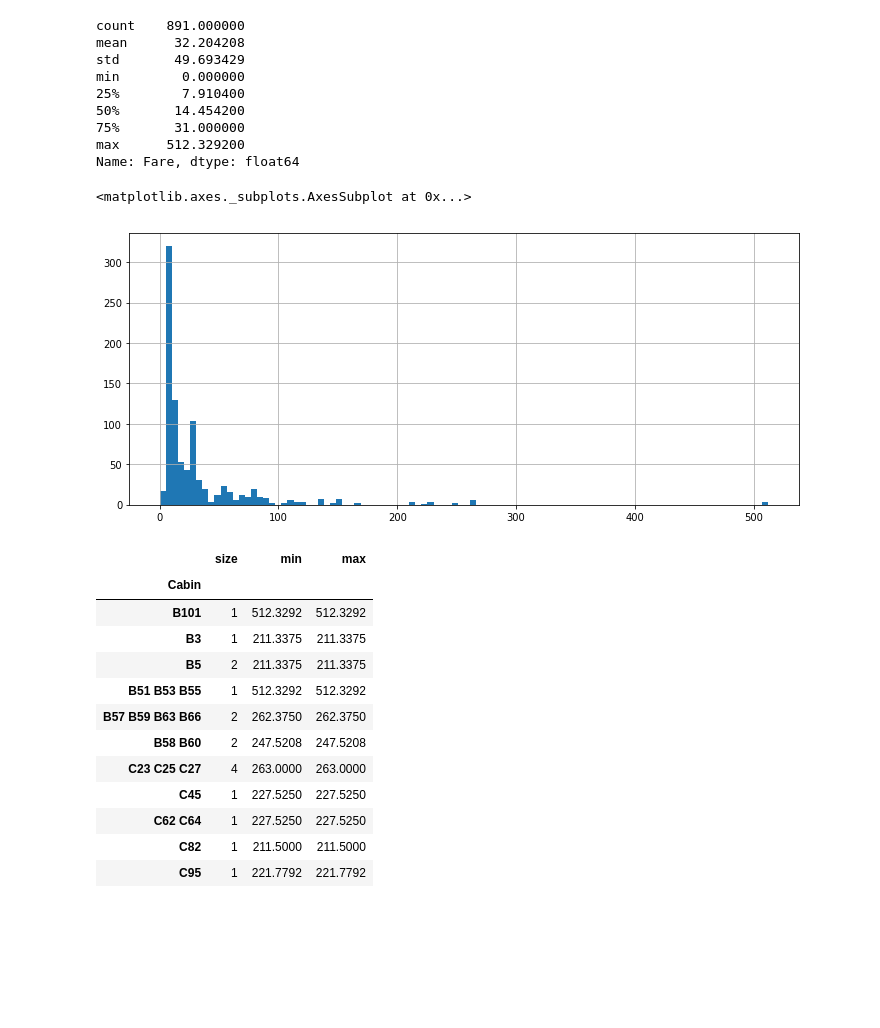
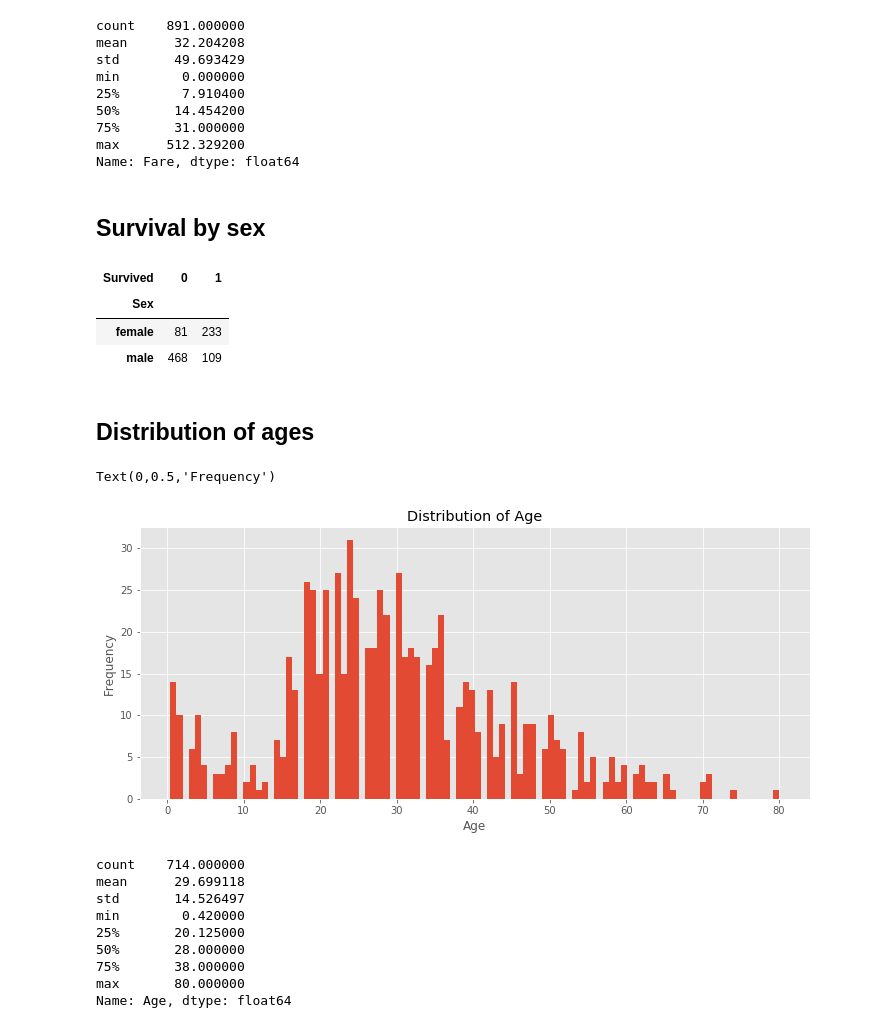
Before and after one commit to mehemken/kaggle, a Jupyter notebook: titanic/titanic_competition.ipynb, the cells around one changed output. Drawn from its saved outputs; the diff is of its cells as text; code cells hidden in the pictures; blank space fills up the shorter version.

```diff
--- a/titanic/titanic_competition.ipynb
+++ b/titanic/titanic_competition.ipynb
@@ -1,4 +1,6 @@
 # %%
 import pandas as pd
 from matplotlib import pyplot as plt
+import matplotlib.style as mplstyle
 %matplotlib inline
+mplstyle.use('ggplot')
@@ -40,32 +41,36 @@ min        0.000000
 75%       31.000000
 max      512.329200
 Name: Fare, dtype: float64
+# %% [markdown]
+## Survival by sex
+# %%
+g = df.groupby(['Sex', 'Survived'])
+g.size().unstack()
+# %% [output]
+| Survived | 0 | 1 |
+| Sex |  |  |
+| female | 81 | 233 |
+| male | 468 | 109 |
+# %% [markdown]
+## Distribution of ages
 # %%
 fig, ax = plt.subplots(figsize=(12,5))
-
-# ax.set_yscale('log')
-# ax.set_ylim(ymax=500)
-
-df['Fare'].hist(bins=100, ax=ax)
+df['Age'].hist(bins=100, ax=ax)
+ax.set_title('Distribution of Age')
+ax.set_xlabel('Age')
+ax.set_ylabel('Frequency')
 # %% [output]
-<matplotlib.axes._subplots.AxesSubplot at 0x...>
+Text(0,0.5,'Frequency')
-[figure, old version]
+[figure, new version]
-# %%
-df1 = df[df['Fare'] > 200]
-
-g = df1.groupby('Cabin')
-g['Fare'].agg(['size', 'min', 'max'])
-# %% [output]
-|  | size | min | max |
-| Cabin |  |  |  |
-| B101 | 1 | 512.3292 | 512.3292 |
-| B3 | 1 | 211.3375 | 211.3375 |
-| B5 | 2 | 211.3375 | 211.3375 |
-| B51 B53 B55 | 1 | 512.3292 | 512.3292 |
-| B57 B59 B63 B66 | 2 | 262.3750 | 262.3750 |
-| B58 B60 | 2 | 247.5208 | 247.5208 |
-| C23 C25 C27 | 4 | 263.0000 | 263.0000 |
-| C45 | 1 | 227.5250 | 227.5250 |
-| C62 C64 | 1 | 227.5250 | 227.5250 |
-| C82 | 1 | 211.5000 | 211.5000 |
-| C95 | 1 | 221.7792 | 221.7792 |
+# %%
+df['Age'].describe()
+# %% [output]
+count    714.000000
+mean      29.699118
+std       14.526497
+min        0.420000
+25%       20.125000
+50%       28.000000
+75%       38.000000
+max       80.000000
+Name: Age, dtype: float64
```
Also changed, not shown: parts of 11 cells of this notebook.
